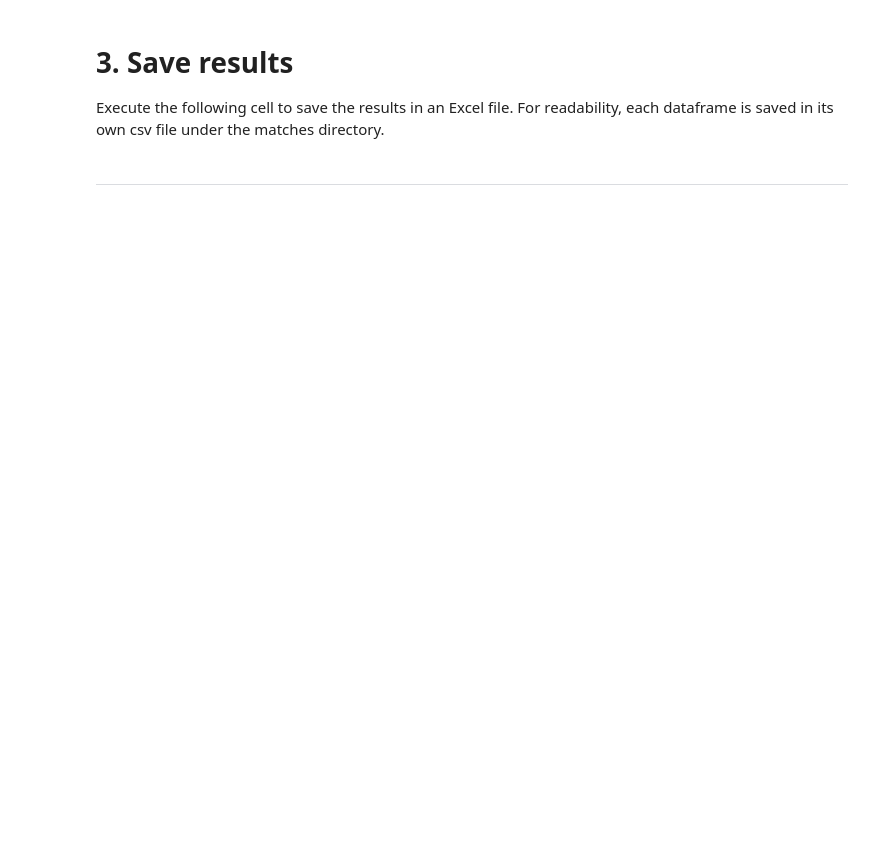
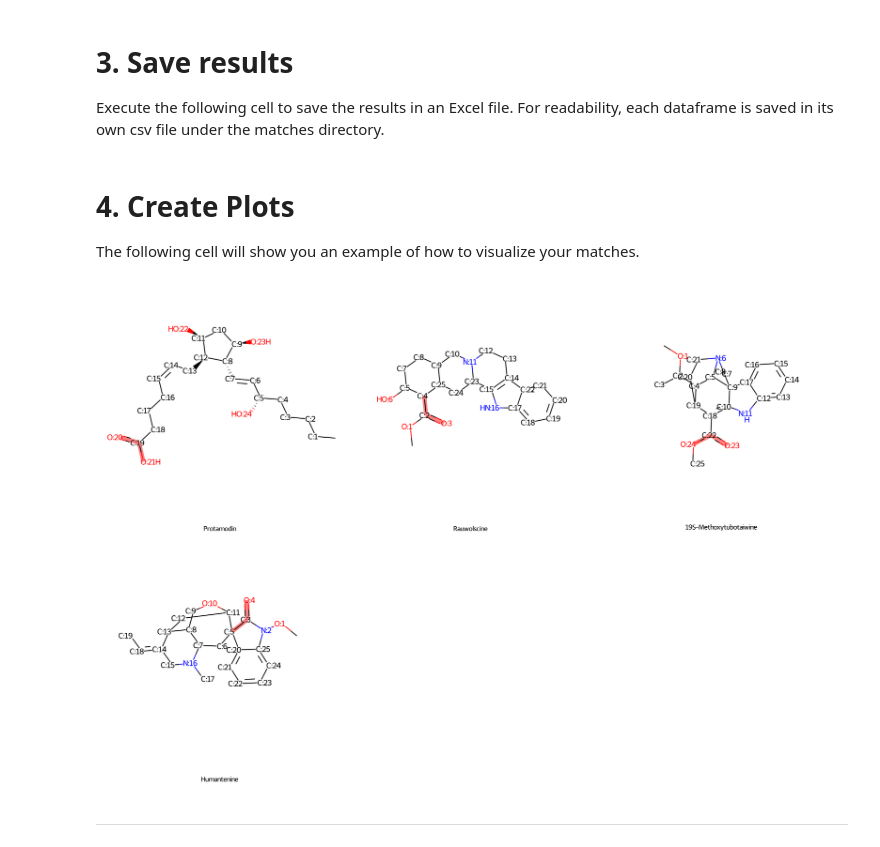
Before and after one commit to omigami/omigami, a Jupyter notebook: notebooks/spec2vec/tutorial.ipynb, the cells around one changed output. Drawn from its saved outputs; the diff is of its cells as text; code cells hidden in the pictures; blank space fills up the shorter version.

Commit message:
Added plotting examples to notebooks Added class to plotting,py and two further graphs using NPClassifer and ClassiFire Added tests

```diff
--- a/notebooks/spec2vec/tutorial.ipynb
+++ b/notebooks/spec2vec/tutorial.ipynb
@@ -97,5 +97,14 @@ import os
 os.makedirs("matches", exist_ok=True)
 for i, spectrum_matches in enumerate(spectra_matches):
     spectrum_matches.to_csv(f"matches/spectrum_{i}.csv")
+# %% [markdown]
+# 4. Create Plots
+
+The following cell will show you an example of how to visualize your matches.
+# %%
+from omigami import plotting
+plotting.plot_molecule_structure_grid(spectra_matches[1], draw_indices=True, molecule_image_size=[600, 600], substructure_highlight="C(=O)")
+# %% [output]
+[figure, added]
 # %% [markdown]
 ____
```
Also changed, not shown: parts of 1 cell of this notebook, 4 other files.
